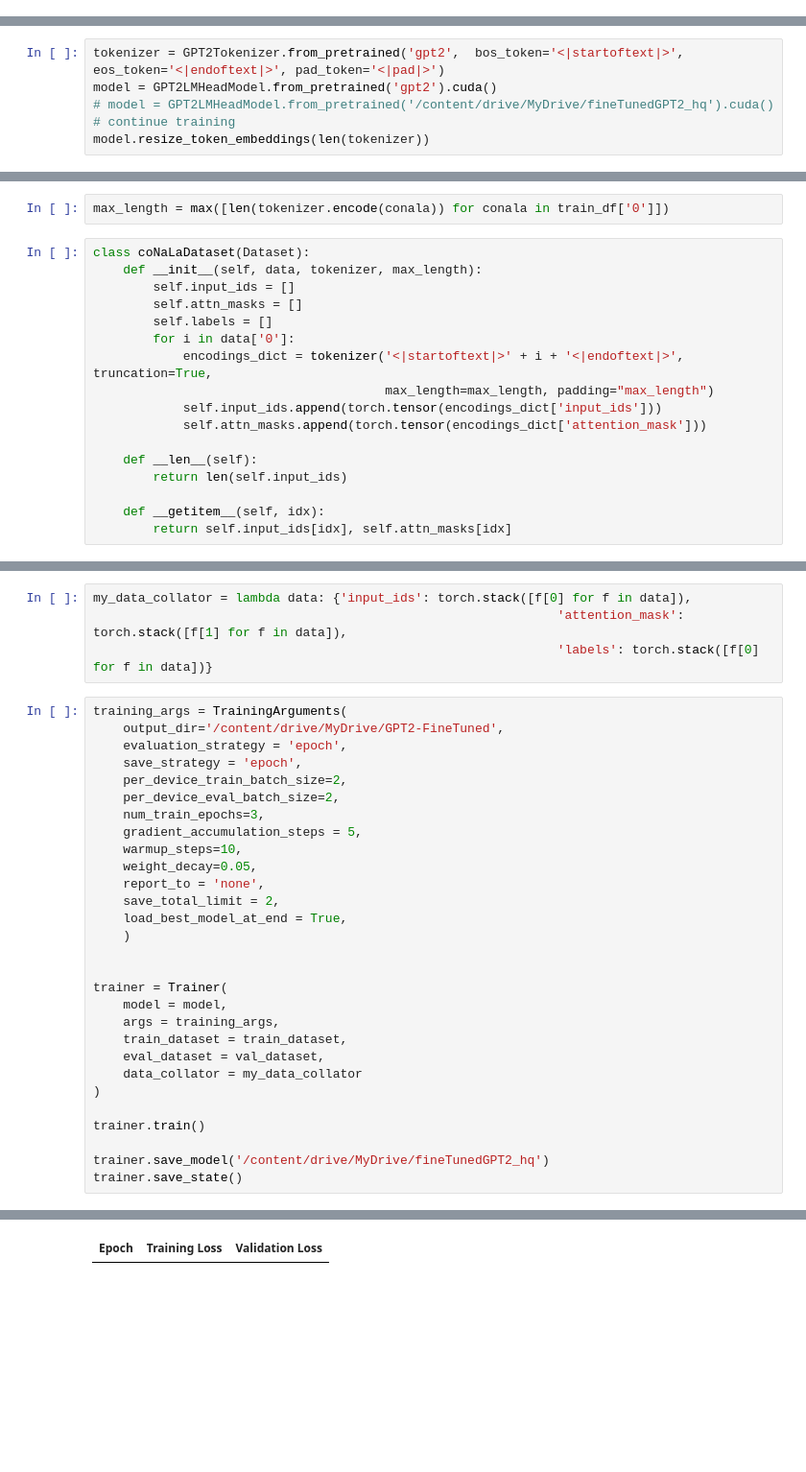
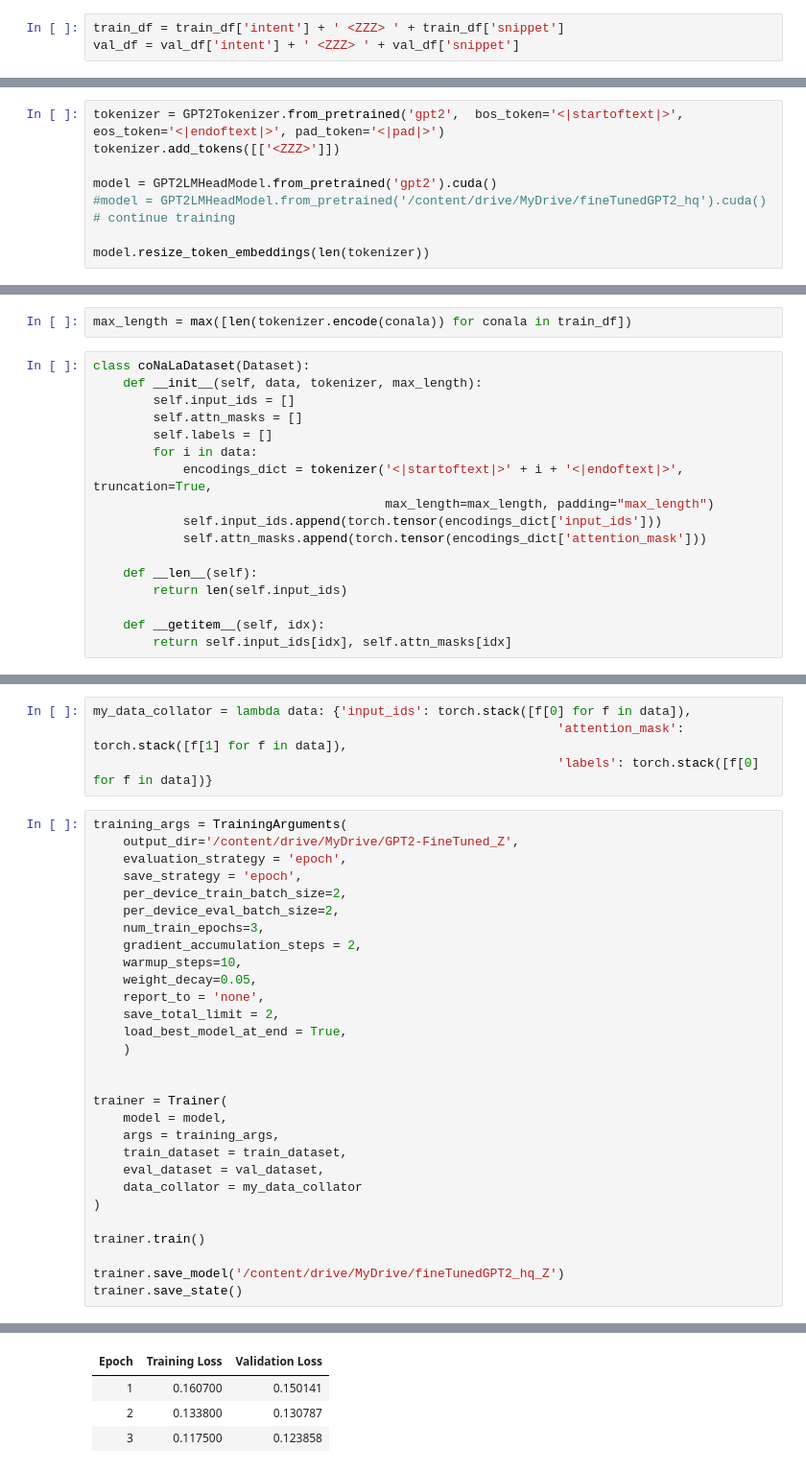
Before and after one commit to nelson-nsc/COMP0087-NLP-project, a Jupyter notebook: conala_GPT2.ipynb, the cells around one changed output, grey strips where cells are left out. Shown at 96% size. Drawn from its saved outputs; the diff is of its cells as text; blank space fills up the shorter version.

```diff
--- a/conala_GPT2.ipynb
+++ b/conala_GPT2.ipynb
@@ -63,9 +46,15 @@ val_df = pd.read_csv('/content/ucl-nlp/data/conala-hq-gpt2/hq_val_gpt2.csv')
+# %%
+train_df = train_df['intent'] + ' <ZZZ> ' + train_df['snippet']
+val_df = val_df['intent'] + ' <ZZZ> ' + val_df['snippet']
 # %% [markdown]
 ###TOKENIZER AND MODEL
 # %%
 tokenizer = GPT2Tokenizer.from_pretrained('gpt2',  bos_token='<|startoftext|>',  eos_token='<|endoftext|>', pad_token='<|pad|>')
+tokenizer.add_tokens([['<ZZZ>']])
+
 model = GPT2LMHeadModel.from_pretrained('gpt2').cuda()
-# model = GPT2LMHeadModel.from_pretrained('/content/drive/MyDrive/fineTunedGPT2_hq').cuda() # continue training
+#model = GPT2LMHeadModel.from_pretrained('/content/drive/MyDrive/fineTunedGPT2_hq').cuda() # continue training
+
 model.resize_token_embeddings(len(tokenizer))
 # %% [output]
 Special tokens have been added in the vocabulary, make sure the associated word embeddings are fine-tuned or trained.
@@ -73,14 +62,14 @@ Embedding(50259, 768)
 # %% [markdown]
 ###PREPARE DATA PART 2
 # %%
-max_length = max([len(tokenizer.encode(conala)) for conala in train_df['0']])
+max_length = max([len(tokenizer.encode(conala)) for conala in train_df])
 # %%
 class coNaLaDataset(Dataset):
     def __init__(self, data, tokenizer, max_length):
         self.input_ids = []
         self.attn_masks = []
         self.labels = []
-        for i in data['0']:
+        for i in data:
             encodings_dict = tokenizer('<|startoftext|>' + i + '<|endoftext|>', truncation=True,
                                        max_length=max_length, padding="max_length")
             self.input_ids.append(torch.tensor(encodings_dict['input_ids']))
@@ -100,13 +89,13 @@ my_data_collator = lambda data: {'input_ids': torch.stack([f[0] for f in data]),
                                                               'labels': torch.stack([f[0] for f in data])}
 # %%
 training_args = TrainingArguments(
-    output_dir='/content/drive/MyDrive/GPT2-FineTuned',
+    output_dir='/content/drive/MyDrive/GPT2-FineTuned_Z',
     evaluation_strategy = 'epoch',
     save_strategy = 'epoch',
     per_device_train_batch_size=2,
     per_device_eval_batch_size=2,
     num_train_epochs=3,
-    gradient_accumulation_steps = 5,
+    gradient_accumulation_steps = 2,
     warmup_steps=10,
     weight_decay=0.05,
     report_to = 'none',
@@ -125,6 +114,6 @@ trainer = Trainer(
 
 trainer.train()
 
-trainer.save_model('/content/drive/MyDrive/fineTunedGPT2_hq')
+trainer.save_model('/content/drive/MyDrive/fineTunedGPT2_hq_Z')
 trainer.save_state()
 # %% [output]
@@ -132 +121,4 @@ trainer.save_state()
 | Epoch | Training Loss | Validation Loss |
+| 1 | 0.160700 | 0.150141 |
+| 2 | 0.133800 | 0.130787 |
+| 3 | 0.117500 | 0.123858 |
```
Also changed, not shown: parts of 19 cells of this notebook.
